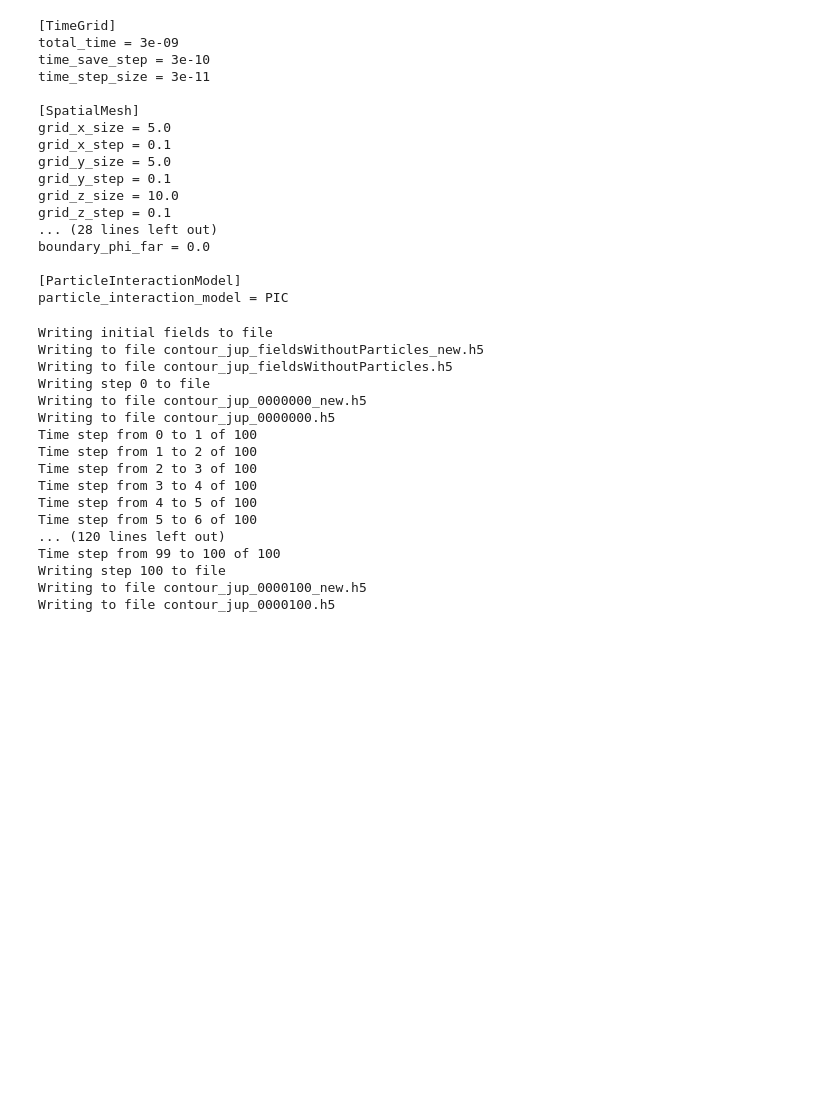
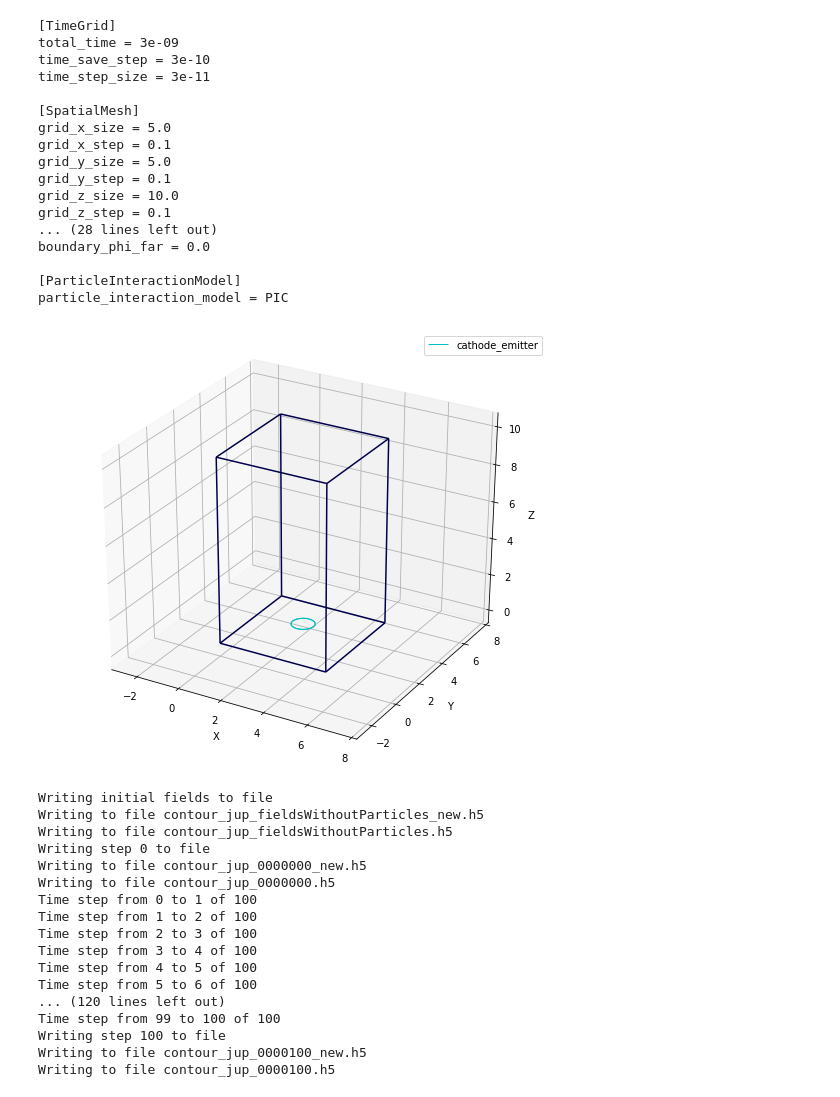
Before and after one commit to slava-bochk/ef_python, a Jupyter notebook: examples/axially_symmetric_beam_contour/axially_symmetric_beam_contour.ipynb, the cells around one changed output. Saved outputs shown, nothing was run; the diff lists cells and outputs as text; code cells hidden in the pictures; blank space fills up the shorter version.

Commit message:
Add axial example visualization

```diff
--- a/examples/axially_symmetric_beam_contour/axially_symmetric_beam_contour.ipynb
+++ b/examples/axially_symmetric_beam_contour/axially_symmetric_beam_contour.ipynb
@@ -184,6 +184,12 @@ boundary_phi_far = 0.0
 
 [ParticleInteractionModel]
 particle_interaction_model = PIC
+# %%
+from ef.config.config import Config
+from ef.config.visualizer import Visualizer3d
+axially_symmetric_beam_conf.visualize_all(Visualizer3d())
+# %% [output]
+[figure, added]
 # %%
 axially_symmetric_beam_conf.make().start_pic_simulation()
 # %% [output]
```
